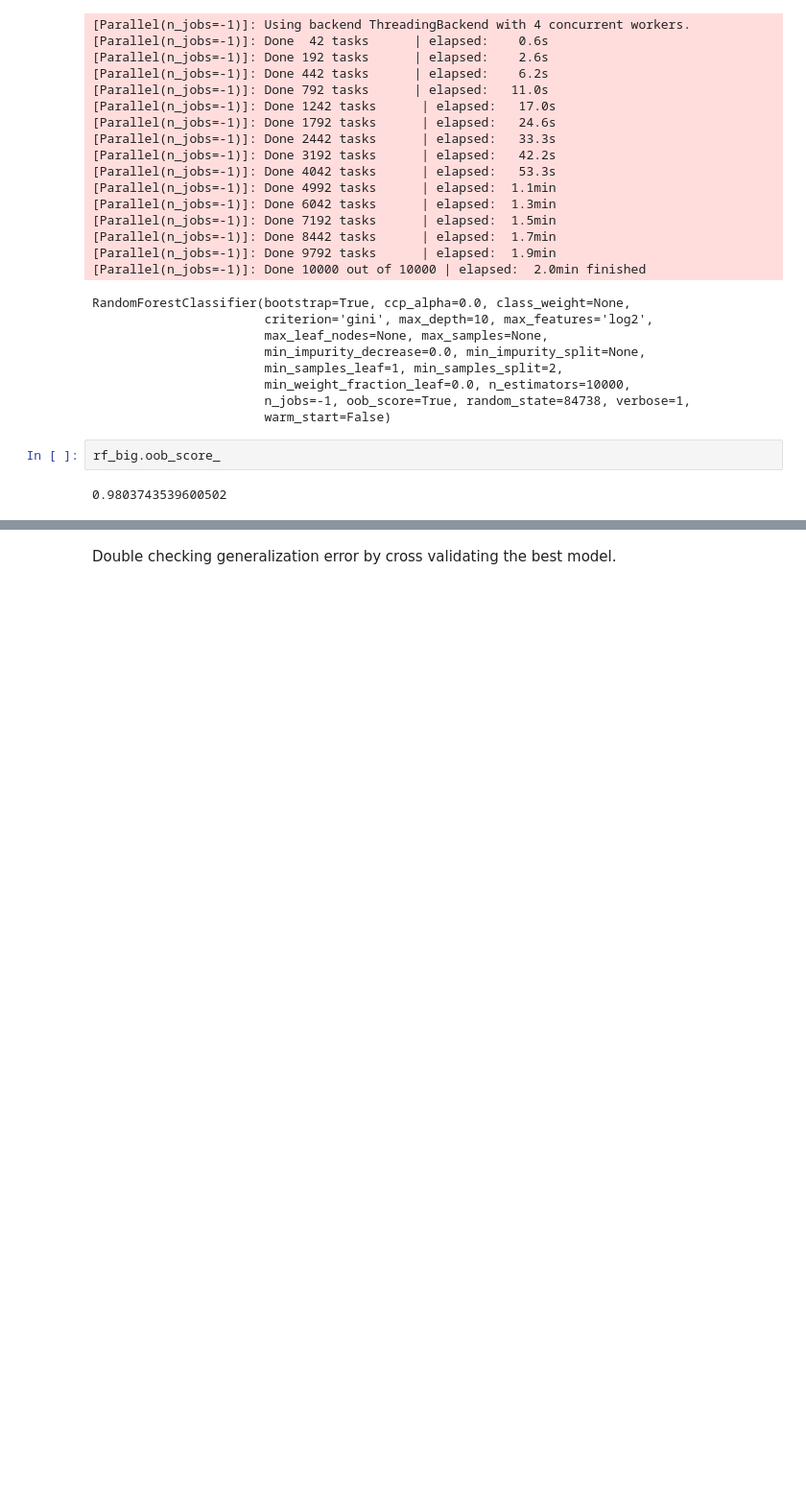
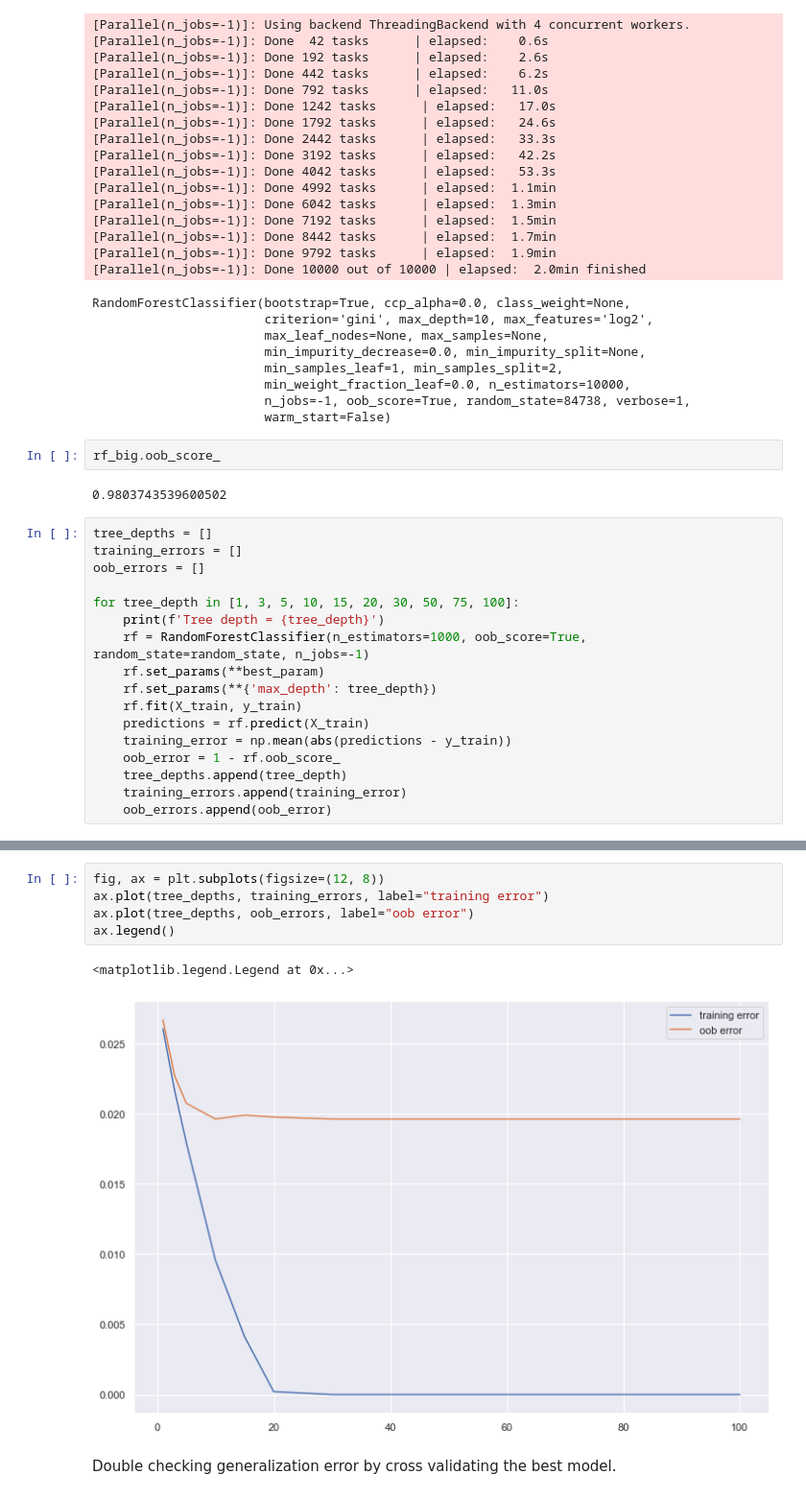
Before and after one commit to aribault/pulsar_classification, a Jupyter notebook: scripts/training.ipynb, the cells around one changed output, grey strips where cells are left out. Shown at 96% size. Saved outputs shown, nothing was run; the diff lists cells and outputs as text; blank space fills up the shorter version.

```diff
--- a/scripts/training.ipynb
+++ b/scripts/training.ipynb
@@ -352,3 +358,20 @@ RandomForestClassifier(bootstrap=True, ccp_alpha=0.0, class_weight=None,
 rf_big.oob_score_
 # %% [output]
 0.9803743539600502
+# %%
+tree_depths = []
+training_errors = []
+oob_errors = []
+
+for tree_depth in [1, 3, 5, 10, 15, 20, 30, 50, 75, 100]:
+    print(f'Tree depth = {tree_depth}')
+    rf = RandomForestClassifier(n_estimators=1000, oob_score=True, random_state=random_state, n_jobs=-1)
+    rf.set_params(**best_param)
+    rf.set_params(**{'max_depth': tree_depth})
+    rf.fit(X_train, y_train)
+    predictions = rf.predict(X_train)
+    training_error = np.mean(abs(predictions - y_train))
+    oob_error = 1 - rf.oob_score_
+    tree_depths.append(tree_depth)
+    training_errors.append(training_error)
+    oob_errors.append(oob_error)
@@ -355,3 +389,11 @@ rf_big.oob_score_
+# %%
+fig, ax = plt.subplots(figsize=(12, 8))
+ax.plot(tree_depths, training_errors, label="training error")
+ax.plot(tree_depths, oob_errors, label="oob error")
+ax.legend()
+# %% [output]
+<matplotlib.legend.Legend at 0x...>
+[figure, added]
 # %% [markdown]
 Double checking generalization error by cross validating the best model.
 # %%
```
Also changed, not shown: parts of 13 cells of this notebook, 3 other files.
